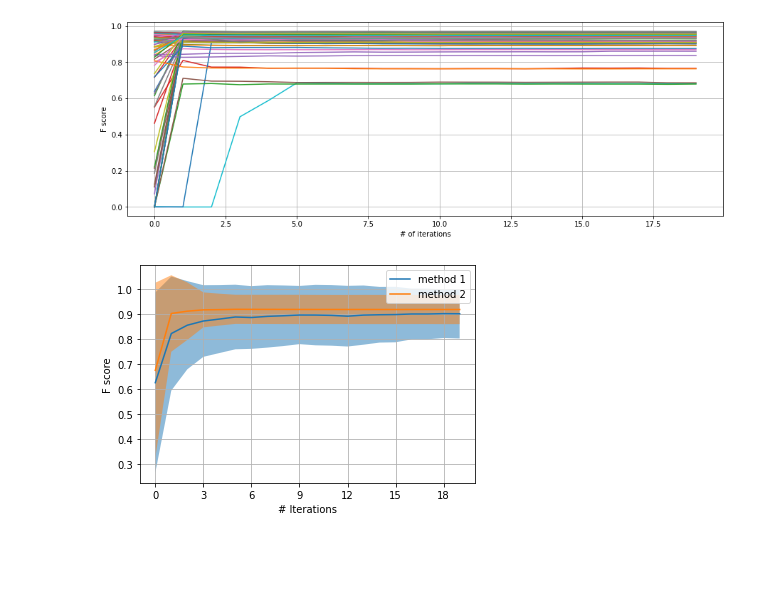
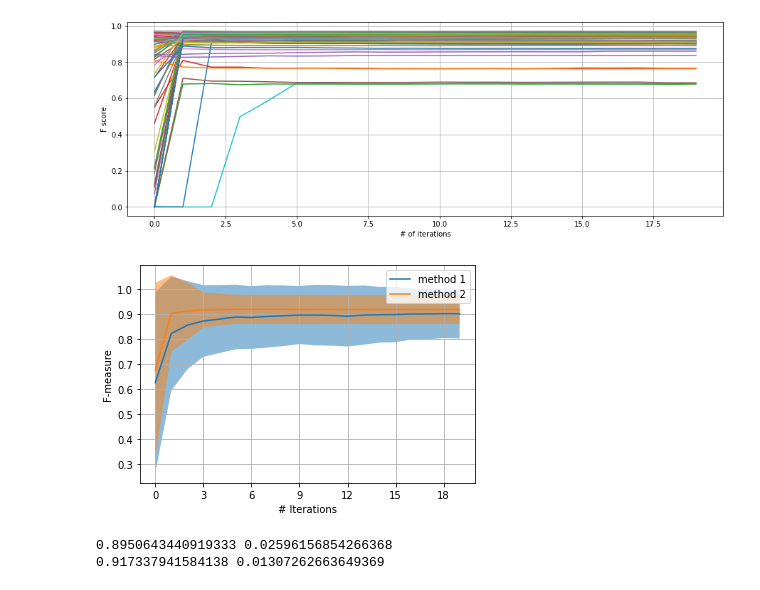
Before and after one commit to decarpentierg/patchmatch, a Jupyter notebook: notebooks/fscore_evolution.ipynb, the cells around one changed output. Drawn from its saved outputs; the diff is of its cells as text; code cells hidden in the pictures; blank space fills up the shorter version.

```diff
--- a/notebooks/fscore_evolution.ipynb
+++ b/notebooks/fscore_evolution.ipynb
@@ -121,20 +121,27 @@ fscores2 = np.array(fscores2)
 # %%
 start = 0
 niter  =         np.arange(20)[start:]
 mean   = fscores1.mean(axis=0)[start:]
 std    =  fscores1.std(axis=0)[start:]
 mean2  = fscores2.mean(axis=0)[start:]
 std2   =  fscores2.std(axis=0)[start:]
 fig, ax = plt.subplots(1, 1)
 ax.plot(niter, mean, label="method 1")
 ax.fill_between(niter, mean-std, mean+std, alpha=0.5)
 ax.plot(niter, mean2, label="method 2")
 ax.fill_between(niter, mean2-std2, mean2+std2, alpha=0.5)
 ax.grid()
 ax.set_xlabel("# Iterations")
-ax.set_ylabel("F score")
+ax.set_ylabel("F-measure")
 ax.legend()
 ax.xaxis.set_major_locator(MaxNLocator(integer=True))
+plt.savefig("figures/fscore_evolution.png",bbox_inches='tight',dpi=100)
 plt.show()
 # %% [output]
-[figure, old version]
+[figure, new version]
+# %%
+print(mean[9], 2 * std[9] / np.sqrt(80))
+print(mean2[9], 2 * std2[9] / np.sqrt(80))
+# %% [output]
+0.8950643440919333 0.02596156854266368
+0.917337941584138 0.01307262663649369
```
